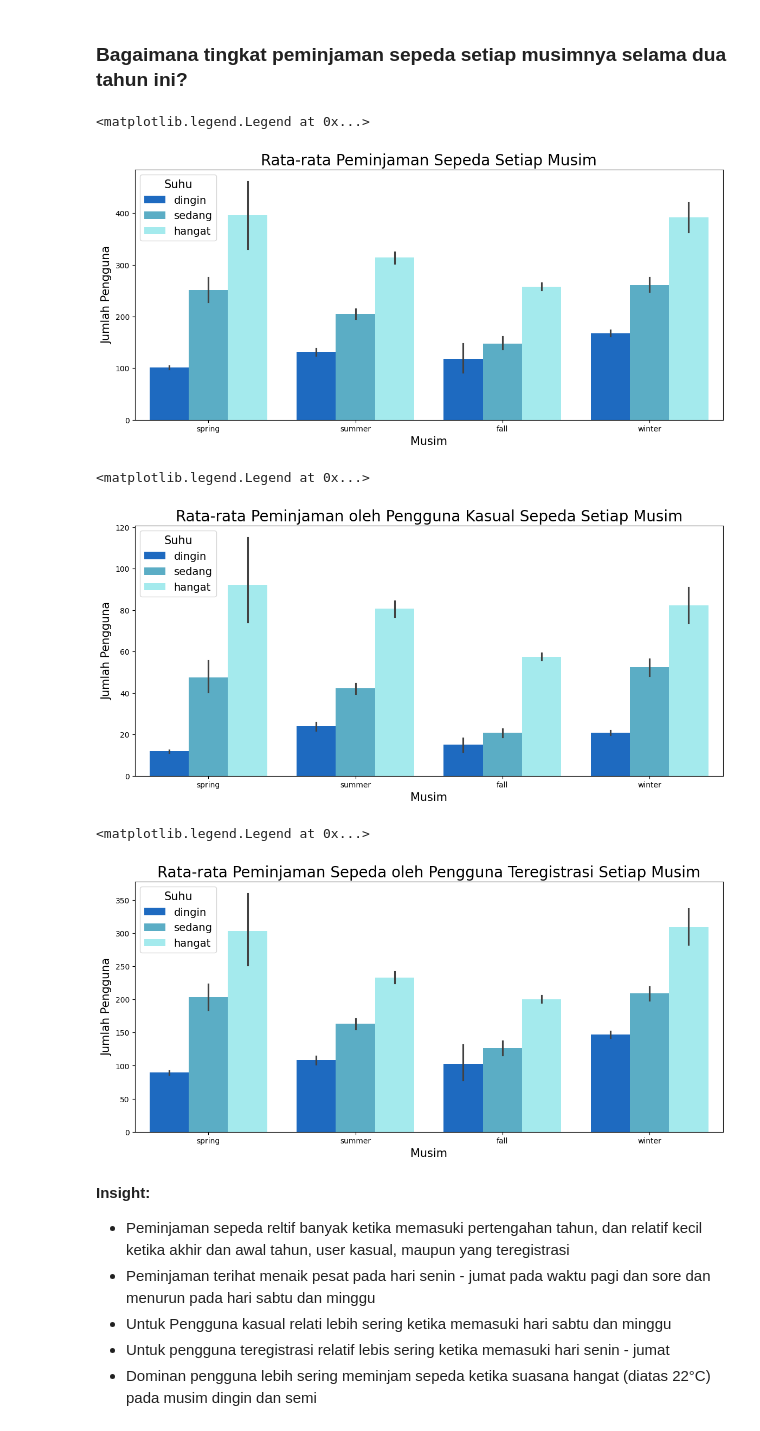
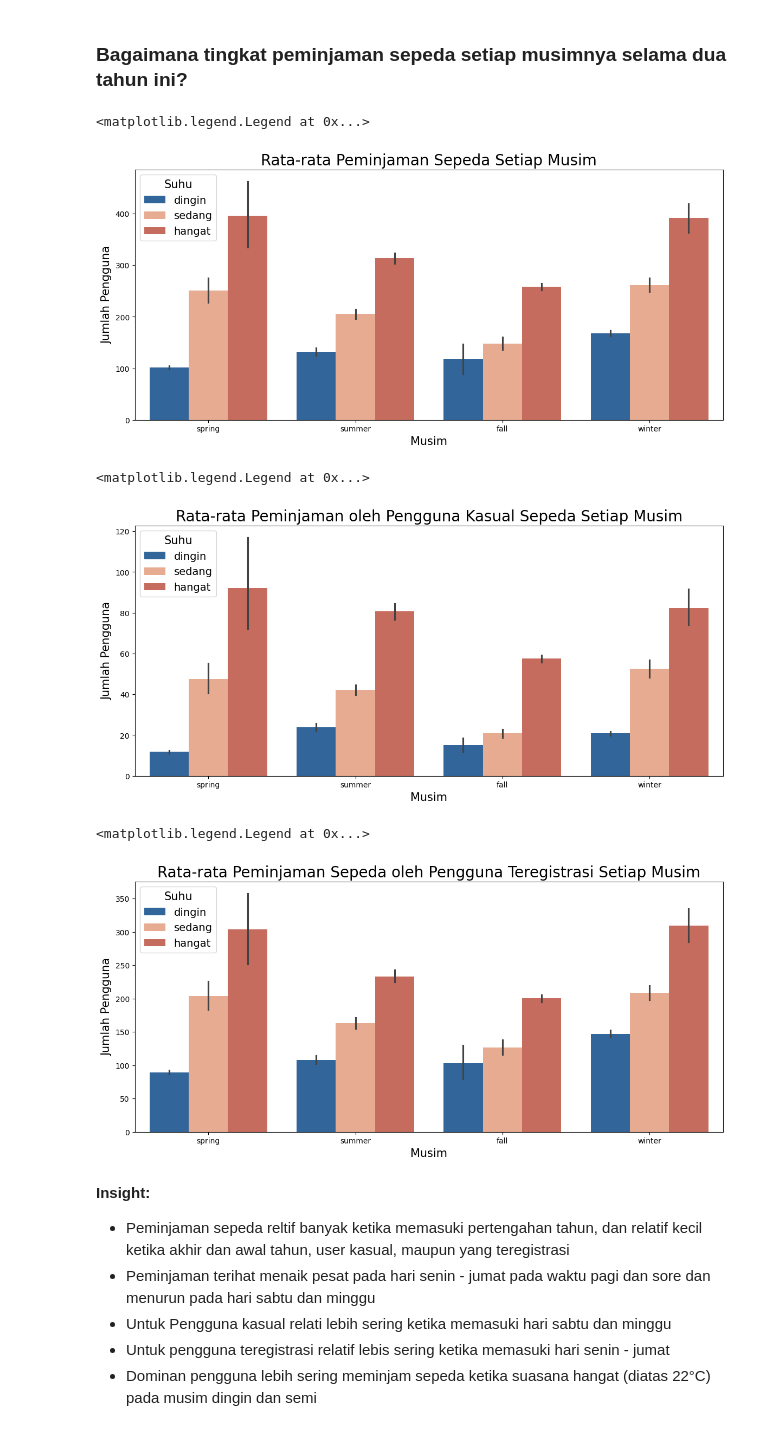
Before and after one commit to GentaHI/Analisis-data-bike, a Jupyter notebook: Proyek Analisis Data.ipynb, the cells around one changed output. Saved outputs shown, nothing was run; the diff lists cells and outputs as text; code cells hidden in the pictures.

```diff
--- a/Proyek Analisis Data.ipynb
+++ b/Proyek Analisis Data.ipynb
@@ -235,14 +235,14 @@ hour_df['weekday'] = hour_df['weekday'].map({
 # %%
 #mengganti nilai pada is_holiday weekday menjadi lebih deskriptif
 hour_df['is_holiday'] = hour_df['is_holiday'].map({
-    0: 'Tidak',
-    1: 'Ya'
+    0: 'Bukan Hari Libur',
+    1: 'Sedang Hari Libur'
 })
 # %%
 #mengganti nilai pada is_workingday weekday menjadi lebih deskriptif
 hour_df['is_workingday'] = hour_df['is_workingday'].map({
-    0: 'Bukan',
-    1: 'Ya'
+    0: 'Bukan Hari Kerja',
+    1: 'Sedang Hari kerja'
 })
 # %% [markdown]
 **Insight:**
@@ -253,0 +351,3 @@ hour_df['is_workingday'] = hour_df['is_workingday'].map({
+# %%
+# Menambah status untuk melihat data jika melihat kedua kondisi hari
+hour_df['day_status'] = hour_df['is_holiday'].astype(str) + ' & ' + hour_df['is_workingday'].astype(str)
@@ -515,7 +685,7 @@ Text(0.5, 0, '')
 # perbandingan barplot total user berdasarkan musim, dimana setiap musim dibagi sesuai dengan kategori suhu
 fig, ax = plt.subplots(figsize=(14,6))
 sns.barplot(data=hour_df, x='season', y='total_users', hue= 'suhu',
-            palette=["#0368DB", "#49B6D7", "#98F5F9"], ax=ax)
+            palette=["#2166ac", "#f4a582", "#d6604d"], ax=ax)
 #definisi nama
 ax.set_title('Rata-rata Peminjaman Sepeda Setiap Musim', size=20)
 ax.set_ylabel("Jumlah Pengguna", size = 15)
@@ -523,12 +693,12 @@ ax.set_xlabel("Musim", size = 15)
 ax.legend(title='Suhu', title_fontsize=15, loc='upper left', fontsize=14)
 # %% [output]
 <matplotlib.legend.Legend at 0x...>
-[figure, old version]
+[figure, new version]
 # %%
 # perbandingan barplot total user berdasarkan musim, dimana setiap musim dibagi sesuai dengan kategori suhu
 fig, ax = plt.subplots(figsize=(14,6))
 sns.barplot(data=hour_df, x='season', y='casual', hue= 'suhu',
-            palette=["#0368DB", "#49B6D7", "#98F5F9"], ax=ax)
+            palette=["#2166ac", "#f4a582", "#d6604d"], ax=ax)
 #definisi nama
 ax.set_title('Rata-rata Peminjaman oleh Pengguna Kasual Sepeda Setiap Musim', size=20)
 ax.set_ylabel("Jumlah Pengguna", size = 15)
@@ -536,20 +706,20 @@ ax.set_xlabel("Musim", size = 15)
 ax.legend(title='Suhu', title_fontsize=15, loc='upper left', fontsize=14)
 # %% [output]
 <matplotlib.legend.Legend at 0x...>
-[figure, old version]
+[figure, new version]
 # %%
 # perbandingan barplot total user berdasarkan musim, dimana setiap musim dibagi sesuai dengan kategori suhu
 fig, ax = plt.subplots(figsize=(14,6))
 sns.barplot(data=hour_df, x='season', y='registered', hue= 'suhu',
-            palette=["#0368DB", "#49B6D7", "#98F5F9"], ax=ax)
+            palette=["#2166ac", "#f4a582", "#d6604d"], ax=ax)
 #definisi nama
 ax.set_title('Rata-rata Peminjaman Sepeda oleh Pengguna Teregistrasi Setiap Musim', size=20)
 ax.set_ylabel("Jumlah Pengguna", size = 15)
 ax.set_xlabel("Musim", size = 15)
 ax.legend(title='Suhu', title_fontsize=15, loc='upper left', fontsize=14)
 # %% [output]
 <matplotlib.legend.Legend at 0x...>
-[figure, old version]
+[figure, new version]
 # %% [markdown]
 **Insight:**
 - Peminjaman sepeda reltif banyak ketika memasuki pertengahan tahun, dan relatif kecil ketika akhir dan awal tahun, user kasual, maupun yang teregistrasi
```
Also changed, not shown: parts of 27 cells of this notebook.
